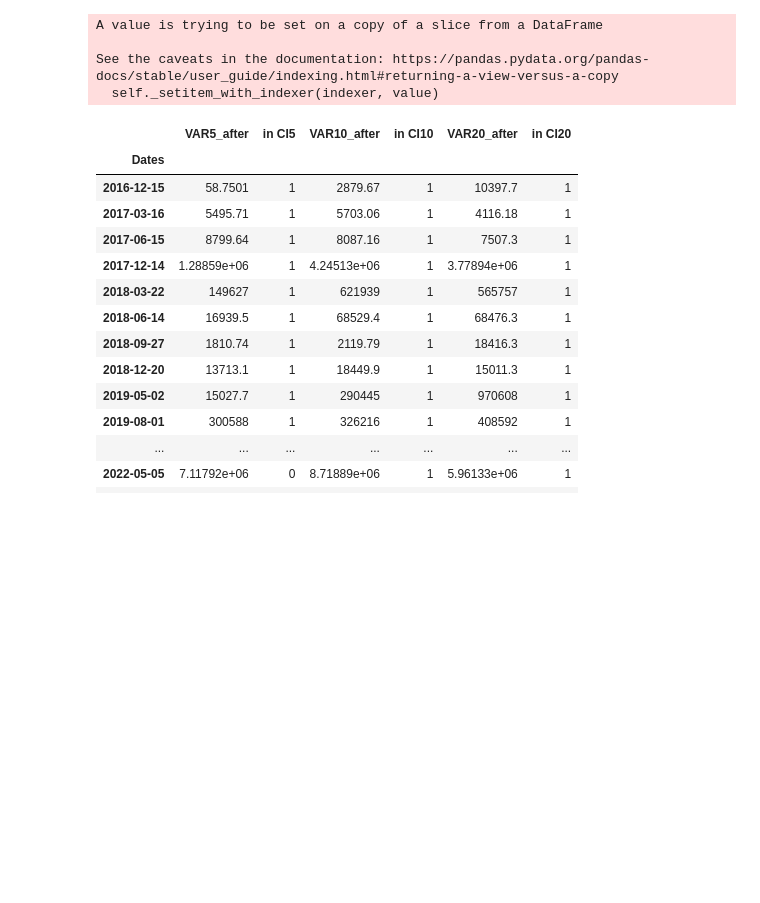
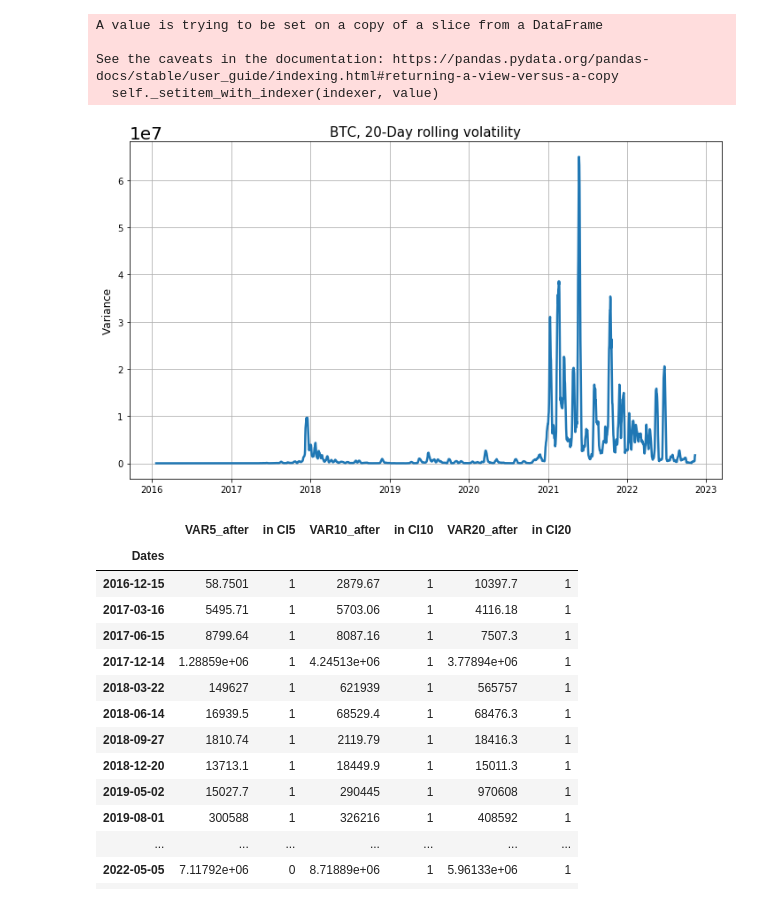
Before and after one commit to CameronStorey/DigitalTools_project, a Jupyter notebook: research_project/notebooks/Analysis.ipynb, the cells around one changed output. Drawn from its saved outputs; the diff is of its cells as text; code cells hidden in the pictures; blank space fills up the shorter version.

```diff
--- a/research_project/notebooks/Analysis.ipynb
+++ b/research_project/notebooks/Analysis.ipynb
@@ -231,6 +259,17 @@ A value is trying to be set on a copy of a slice from a DataFrame
 
 See the caveats in the documentation: https://pandas.pydata.org/pandas-docs/stable/user_guide/indexing.html#returning-a-view-versus-a-copy
   self._setitem_with_indexer(indexer, value)
+# %%
+plt.figure(figsize=(12, 7))
+plt.plot(BTC.Var_20.iloc[19:],linewidth=2.5)
+plt.ylabel('Variance',fontsize=12)
+plt.grid(True)
+plt.title('BTC, 20-Day rolling volatility',fontsize=15)
+plt.xticks(fontsize=10)
+plt.yticks(fontsize=10)
+plt.show()
+# %% [output]
+[figure, added]
 # %%
 VAR5 = BTC['Var_5'][BTC.Var_5>0]
 VAR10 = BTC['Var_10'][BTC.Var_10>0]
```
Also changed, not shown: parts of 5 cells of this notebook.
